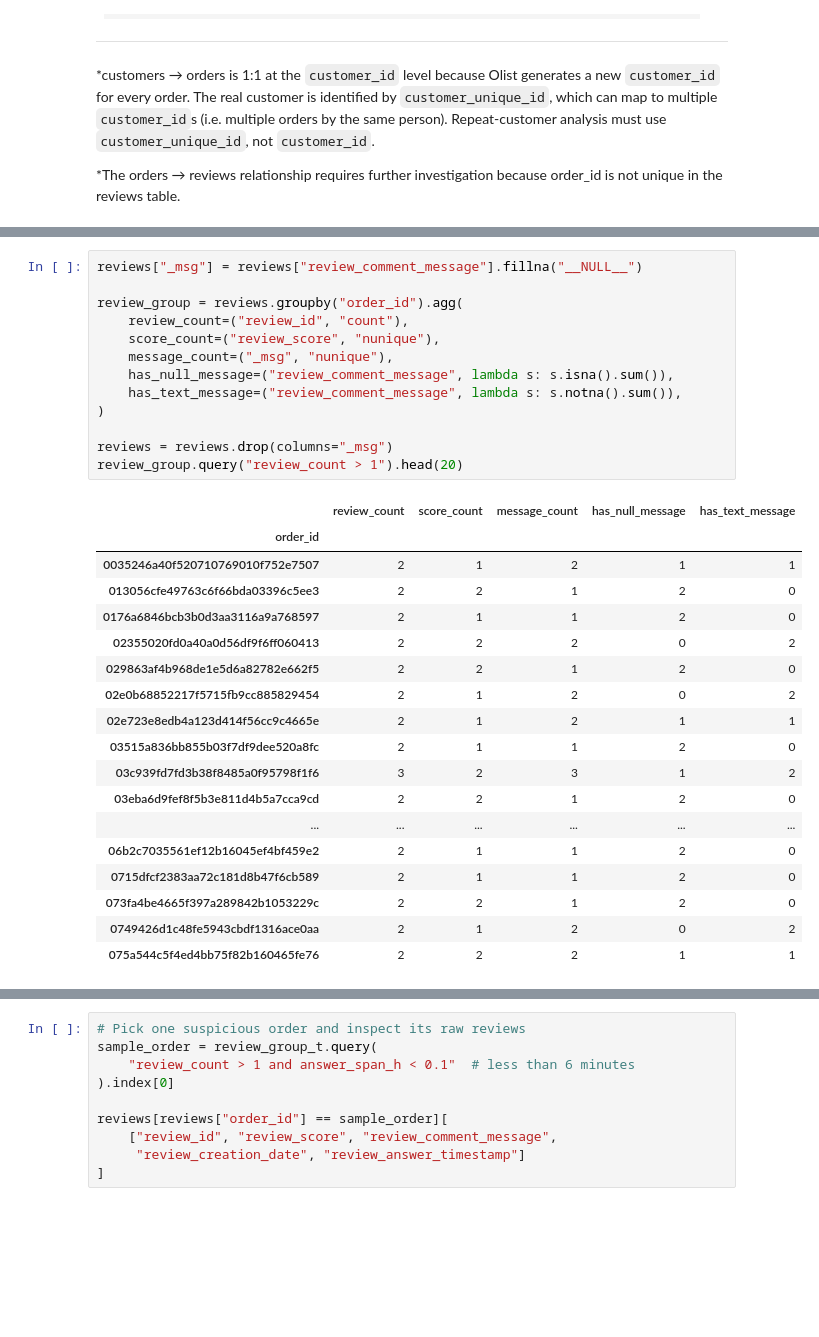
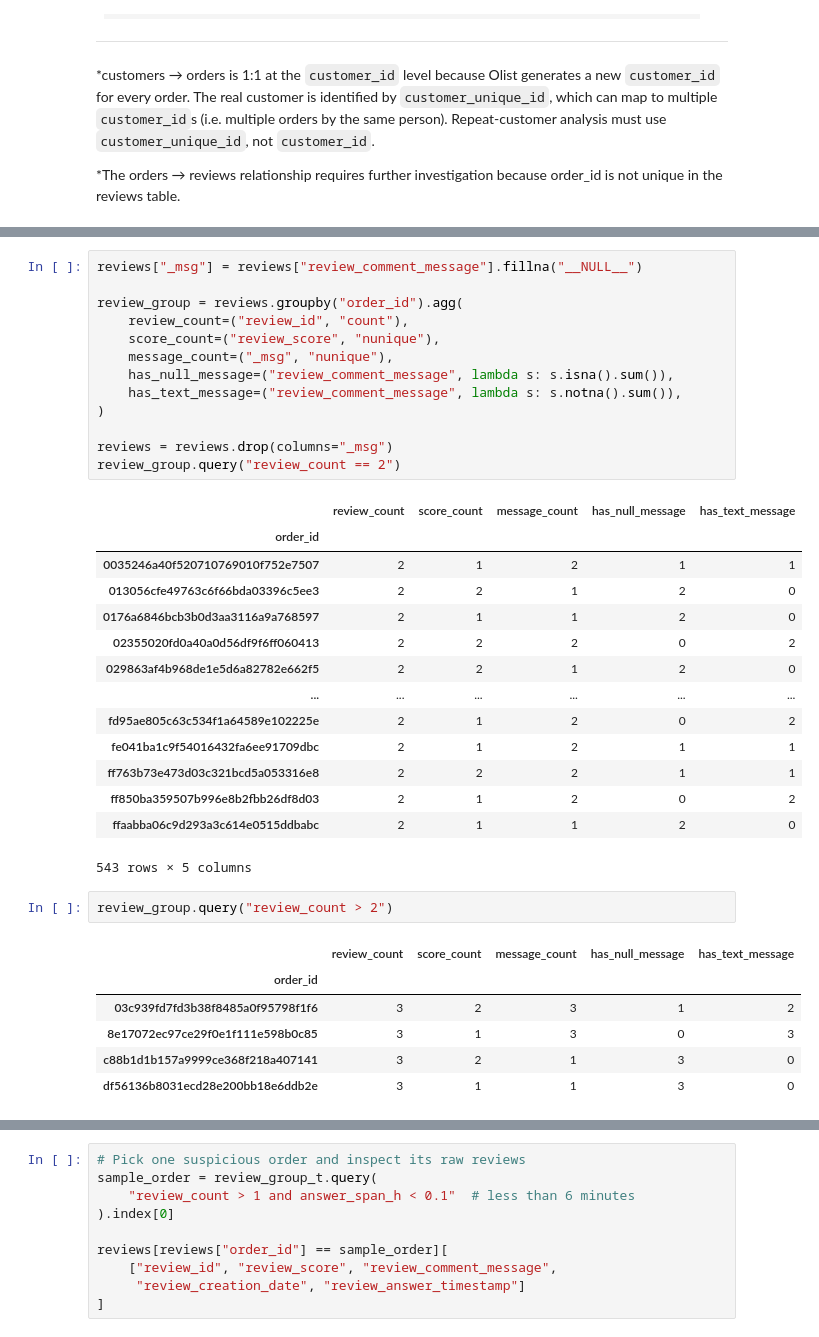
Before and after one commit to Hna2005/ecommerce-operations-analysis, a Jupyter notebook: notebooks/01-data-audit.ipynb, the cells around one changed output, grey strips where cells are left out. Saved outputs shown, nothing was run; the diff lists cells and outputs as text; blank space fills up the shorter version.

```diff
--- a/notebooks/01-data-audit.ipynb
+++ b/notebooks/01-data-audit.ipynb
@@ -298,35 +308,40 @@ duplicate_review_ids
 # %%
 reviews["_msg"] = reviews["review_comment_message"].fillna("__NULL__")
 
 review_group = reviews.groupby("order_id").agg(
     review_count=("review_id", "count"),
     score_count=("review_score", "nunique"),
     message_count=("_msg", "nunique"),
     has_null_message=("review_comment_message", lambda s: s.isna().sum()),
     has_text_message=("review_comment_message", lambda s: s.notna().sum()),
 )
 
 reviews = reviews.drop(columns="_msg")
-review_group.query("review_count > 1").head(20)
+review_group.query("review_count == 2")
 # %% [output]
 |  | review_count | score_count | message_count | has_null_message | has_text_message |
 | order_id |  |  |  |  |  |
 | 0035246a40f520710769010f752e7507 | 2 | 1 | 2 | 1 | 1 |
 | 013056cfe49763c6f66bda03396c5ee3 | 2 | 2 | 1 | 2 | 0 |
 | 0176a6846bcb3b0d3aa3116a9a768597 | 2 | 1 | 1 | 2 | 0 |
 | 02355020fd0a40a0d56df9f6ff060413 | 2 | 2 | 2 | 0 | 2 |
 | 029863af4b968de1e5d6a82782e662f5 | 2 | 2 | 1 | 2 | 0 |
-| 02e0b68852217f5715fb9cc885829454 | 2 | 1 | 2 | 0 | 2 |
-| 02e723e8edb4a123d414f56cc9c4665e | 2 | 1 | 2 | 1 | 1 |
-| 03515a836bb855b03f7df9dee520a8fc | 2 | 1 | 1 | 2 | 0 |
-| 03c939fd7fd3b38f8485a0f95798f1f6 | 3 | 2 | 3 | 1 | 2 |
-| 03eba6d9fef8f5b3e811d4b5a7cca9cd | 2 | 2 | 1 | 2 | 0 |
 | ... | ... | ... | ... | ... | ... |
-| 06b2c7035561ef12b16045ef4bf459e2 | 2 | 1 | 1 | 2 | 0 |
-| 0715dfcf2383aa72c181d8b47f6cb589 | 2 | 1 | 1 | 2 | 0 |
-| 073fa4be4665f397a289842b1053229c | 2 | 2 | 1 | 2 | 0 |
-| 0749426d1c48fe5943cbdf1316ace0aa | 2 | 1 | 2 | 0 | 2 |
-| 075a544c5f4ed4bb75f82b160465fe76 | 2 | 2 | 2 | 1 | 1 |
+| fd95ae805c63c534f1a64589e102225e | 2 | 1 | 2 | 0 | 2 |
+| fe041ba1c9f54016432fa6ee91709dbc | 2 | 1 | 2 | 1 | 1 |
+| ff763b73e473d03c321bcd5a053316e8 | 2 | 2 | 2 | 1 | 1 |
+| ff850ba359507b996e8b2fbb26df8d03 | 2 | 1 | 2 | 0 | 2 |
+| ffaabba06c9d293a3c614e0515ddbabc | 2 | 1 | 1 | 2 | 0 |
+543 rows × 5 columns
+# %%
+review_group.query("review_count > 2")
+# %% [output]
+|  | review_count | score_count | message_count | has_null_message | has_text_message |
+| order_id |  |  |  |  |  |
+| 03c939fd7fd3b38f8485a0f95798f1f6 | 3 | 2 | 3 | 1 | 2 |
+| 8e17072ec97ce29f0e1f111e598b0c85 | 3 | 1 | 3 | 0 | 3 |
+| c88b1d1b157a9999ce368f218a407141 | 3 | 2 | 1 | 3 | 0 |
+| df56136b8031ecd28e200bb18e6ddb2e | 3 | 1 | 1 | 3 | 0 |
 # %%
 pattern_counts_v2 = (
     review_group
```
Also changed, not shown: parts of 34 cells of this notebook.
